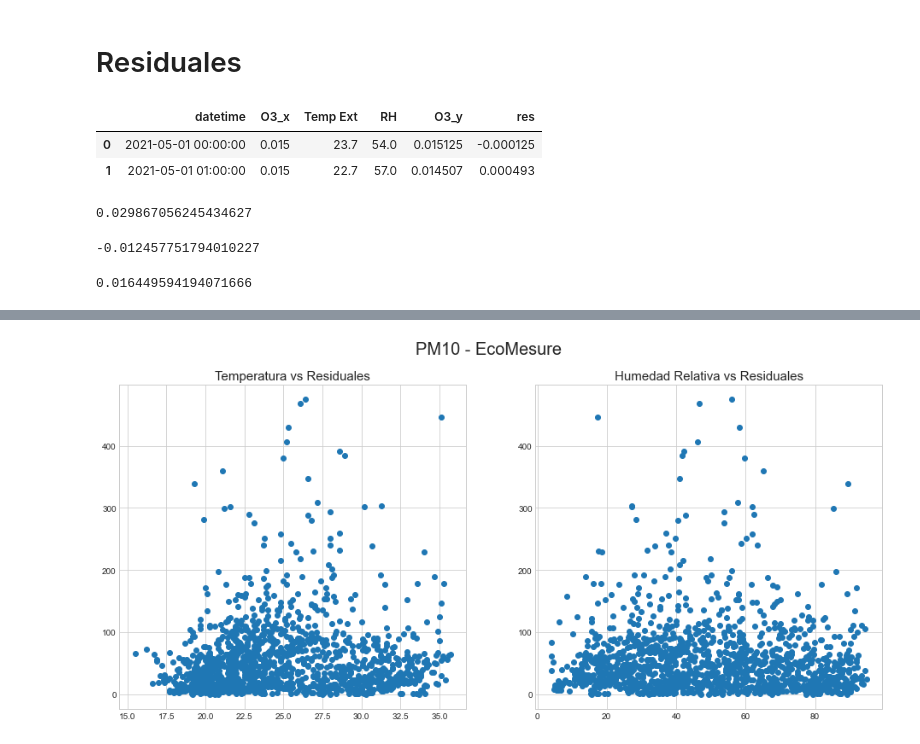
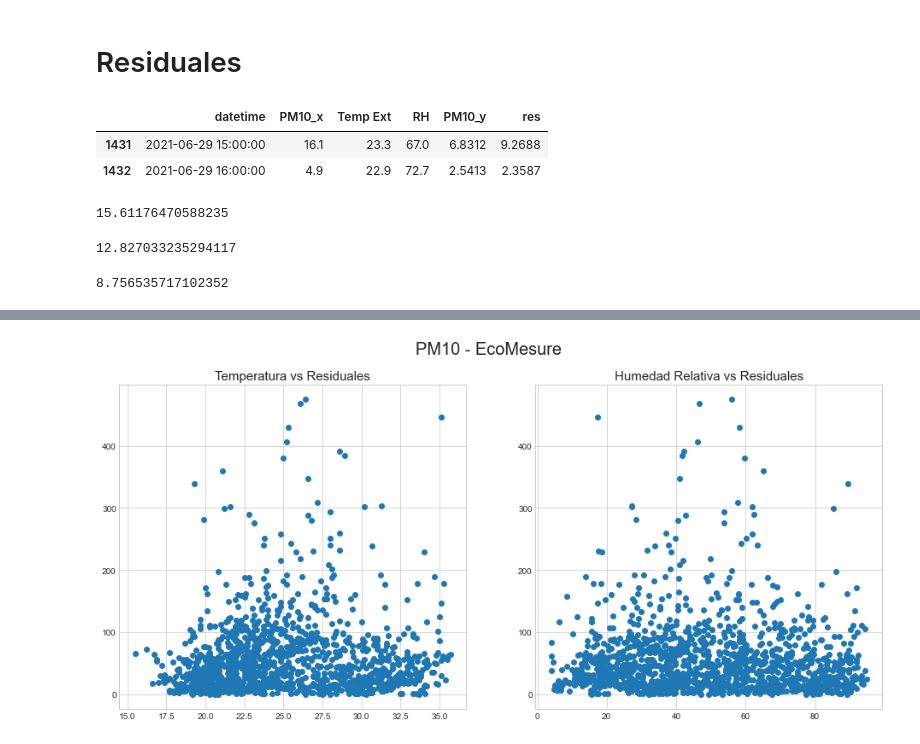
Before and after one commit to edgaregurrola/satellite_aq, a Jupyter notebook: notebooks/07b-LowCostSensors.ipynb, the cells around one changed output, grey strips where cells are left out. Saved outputs shown, nothing was run; the diff lists cells and outputs as text; code cells hidden in the pictures.

```diff
--- a/notebooks/07b-LowCostSensors.ipynb
+++ b/notebooks/07b-LowCostSensors.ipynb
@@ -24,6 +24,8 @@ plt.style.use('seaborn-whitegrid')
 df_el = pd.read_csv('../data/processed/lowcost_analysis/Elichens_sinespurios.csv', index_col=0)
 df_ec = pd.read_csv('../data/processed/lowcost_analysis/Ecomesure_sinespurios.csv', index_col=0)
 df_simaj = pd.read_csv('../data/processed/lowcost_analysis/SIMAJ_sinespurios.csv', index_col=0)
+df_stfe = pd.read_csv('../data/processed/lowcost_analysis/SIMAJ_sfe_hora_sinespurios.csv', index_col=0)
+df_tr = pd.read_csv('../data/processed/lowcost_analysis/ThermoADR_hora_sinespurios.csv', index_col=0)
 # %% [markdown]
 ### EcoMesure
 # %%
@@ -147,0 +204,12 @@ df_simaj.head(5)
+# %%
+df_tr['datetime'] = pd.to_datetime(df_tr['datetime'], format='%d/%m/%Y %H:%M')
+
+#contador de espurios por contaminante
+pm10 = len(df_tr.loc[df_tr['PM10']==0])
+
+espurios['thermo'] = [pm10]
+
+df_tr[['PM10']] = df_tr[['PM10']].replace(0,np.nan)
+
+print(df_tr.shape)
+df_tr.head(5)
@@ -252,25 +351,25 @@ def residual_analysis(df_simaj, df_electronic, param):
     df_merge = df_merge.dropna()
     return df_merge
 # %%
-df_merge = residual_analysis(df_simaj, df_ec, 'O3')
-df_merge['res'] = (df_merge['O3_x'] - df_merge['O3_y'])
+df_merge = residual_analysis(df_simaj, df_tr, 'PM10')
+df_merge['res'] = (df_merge['PM10_x'] - df_merge['PM10_y'])
 df_merge.head(2)
 # %% [output]
-|  | datetime | O3_x | Temp Ext | RH | O3_y | res |
-| 0 | 2021-05-01 00:00:00 | 0.015 | 23.7 | 54.0 | 0.015125 | -0.000125 |
-| 1 | 2021-05-01 01:00:00 | 0.015 | 22.7 | 57.0 | 0.014507 | 0.000493 |
+|  | datetime | PM10_x | Temp Ext | RH | PM10_y | res |
+| 1431 | 2021-06-29 15:00:00 | 16.1 | 23.3 | 67.0 | 6.8312 | 9.2688 |
+| 1432 | 2021-06-29 16:00:00 | 4.9 | 22.9 | 72.7 | 2.5413 | 2.3587 |
 # %%
-df_merge.O3_x.mean()
+df_merge.PM10_x.mean()
 # %% [output]
-0.029867056245434627
+15.61176470588235
 # %%
 df_merge.res.mean()
 # %% [output]
--0.012457751794010227
+12.827033235294117
 # %%
 df_merge.res.std()
 # %% [output]
-0.016449594194071666
+8.756535717102352
 # %%
 def graph_residual(df_simaj, df_electronic, param, name, save=False):
     fig, ax = plt.subplots(1,2, figsize=(16,7))
```
Also changed, not shown: parts of 19 cells of this notebook, 14 other files.
